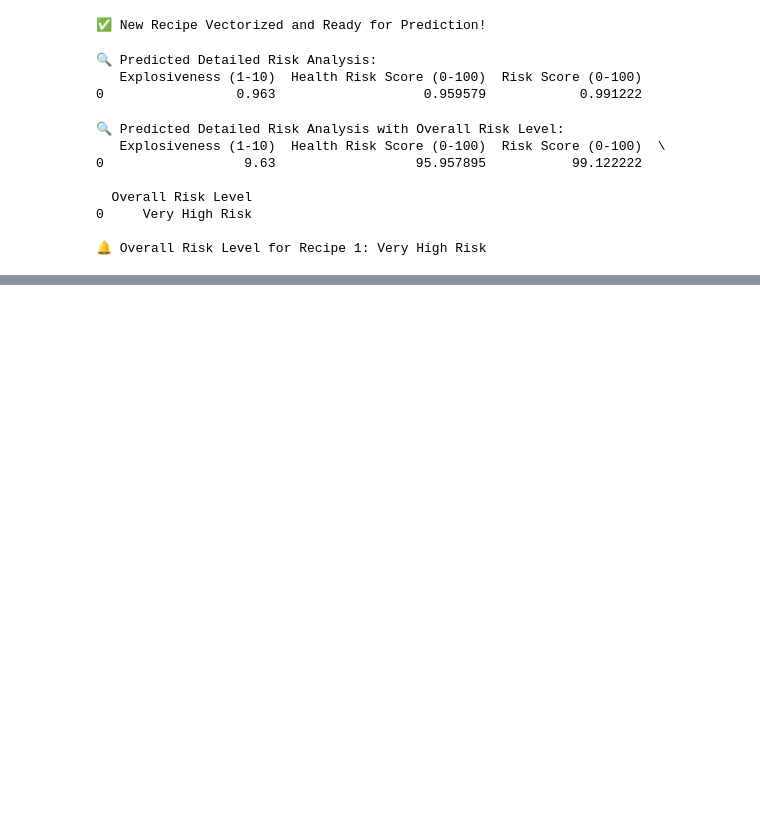
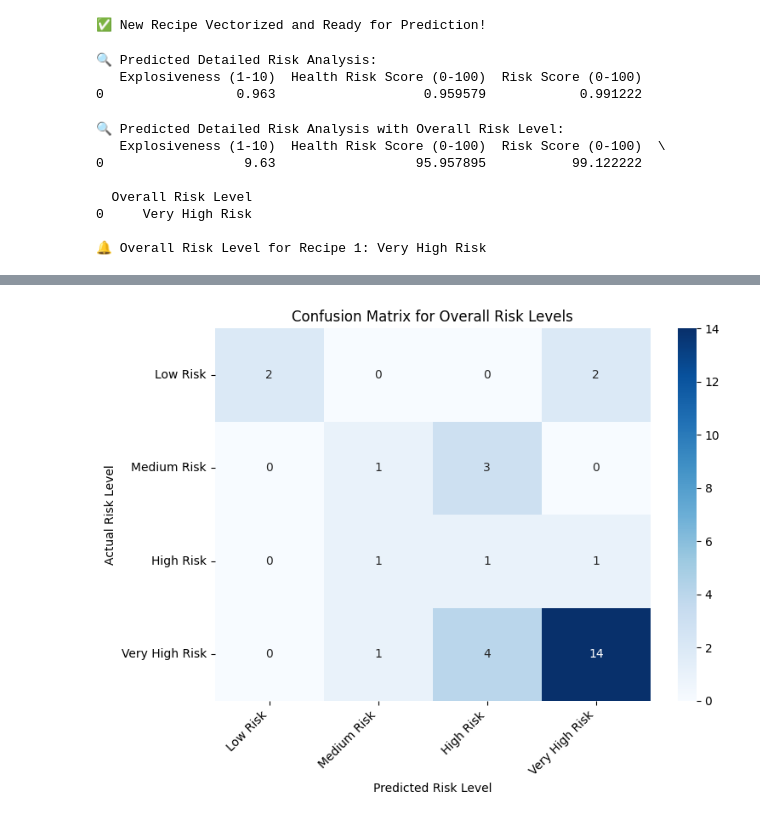
Before and after one commit to ShabnaIlmi/Data-Science-Group-Project, a Jupyter notebook: DSGP_startover.ipynb, the cells around one changed output, grey strips where cells are left out. Drawn from its saved outputs; the diff is of its cells as text; code cells hidden in the pictures; blank space fills up the shorter version.

```diff
--- a/DSGP_startover.ipynb
+++ b/DSGP_startover.ipynb
@@ -606,5 +411,0 @@ print("✅ TF-IDF applied to text columns!")
-# %%
-X_train = X_train.drop(columns=["Formulas", "CAS Numbers"], errors="ignore")
-X_test = X_test.drop(columns=["Formulas", "CAS Numbers"], errors="ignore")
-
-print("✅ Dropped Formulas & CAS Numbers (Not needed for model training).")
@@ -666,5 +411,0 @@ print("✅ Removed text columns from training data.")
-# %%
-X_train = X_train.astype(float)
-X_test = X_test.astype(float)
-
-print("✅ Confirmed all features are numeric!")
@@ -850,0 +442,10 @@ NameError: name 'new_recipe' is not defined
+# %%
+# Initialize the combined model
+combined_model = CombinedModel()
+
+# Train the model using both classification and regression targets
+combined_model.fit(X_train_final, y_train_class, y_train_reg)
+
+# Save the trained combined model
+combined_model.save('combined_model.pkl')
+print("✅ Combined Model Trained and Saved!")
@@ -850,0 +529,56 @@ NameError: name 'new_recipe' is not defined
+# %%
+from sklearn.metrics import classification_report, confusion_matrix
+import seaborn as sns
+import matplotlib.pyplot as plt
+import joblib
+import numpy as np
+
+# Load the saved vectorizer to ensure consistent feature transformation
+vectorizer = joblib.load('tfidf_vectorizer.pkl')
+
+# Vectorize the test data using the same fitted vectorizer
+X_test_text = vectorizer.transform(X_test["Combined Recipe"]).toarray()
+
+# Ensure other features align with training features
+X_test_others = X_test.drop(columns=["Combined Recipe"], errors='ignore').values
+
+# Combine features
+X_test_final = np.hstack([X_test_text, X_test_others])
+
+# Predict using the combined model
+class_preds, reg_preds = combined_model.predict(X_test_final)
+
+# Extract actual risk levels from test data
+actual_risk_levels = y_test[["Risk Score (0-100)"]].applymap(
+    lambda x: "Low Risk" if x <= 0.3 else
+              "Medium Risk" if x <= 0.7 else
+              "High Risk" if x <= 0.9 else
+              "Very High Risk"
+).values.flatten()
+
+# Extract predicted risk levels from regression predictions
+predicted_risk_levels = [
+    "Low Risk" if score <= 0.3 else
+    "Medium Risk" if score <= 0.7 else
+    "High Risk" if score <= 0.9 else
+    "Very High Risk"
+    for score in reg_preds[:, 2]  # Assuming the third column is Risk Score
+]
+
+# Classification Report
+print("\n📄 Overall Classification Report for Risk Levels:")
+print(classification_report(actual_risk_levels, predicted_risk_levels, zero_division=0))
+
+# Confusion Matrix
+labels = ["Low Risk", "Medium Risk", "High Risk", "Very High Risk"]
+cm = confusion_matrix(actual_risk_levels, predicted_risk_levels, labels=labels)
+plt.figure(figsize=(8, 6))  # Adjust figure size for better visibility
+sns.heatmap(cm, annot=True, fmt="d", cmap="Blues", xticklabels=labels, yticklabels=labels)
+plt.title("Confusion Matrix for Overall Risk Levels")
+plt.xlabel("Predicted Risk Level")
+plt.ylabel("Actual Risk Level")
+plt.xticks(rotation=45, ha='right')  # Rotate x-axis labels for better readability
+plt.yticks(rotation=0)  # Keep y-axis labels vertical
+plt.tight_layout()  # Adjust layout to prevent overlapping elements
+plt.show()
+# %% [output]
@@ -850,0 +596 @@ NameError: name 'new_recipe' is not defined
+[figure, added]
```
Also changed, not shown: parts of 36 cells of this notebook.
